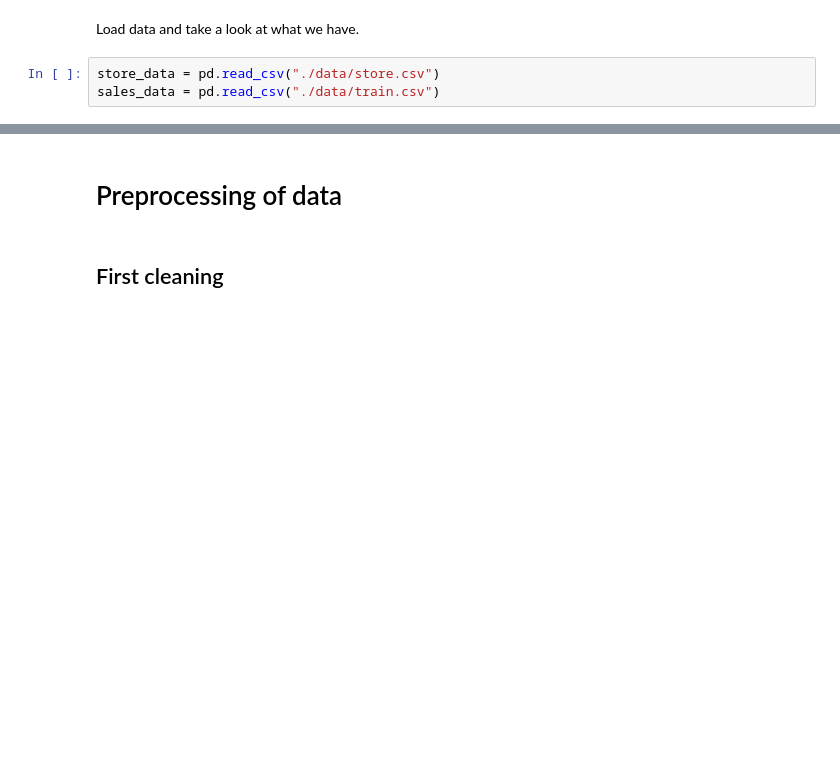
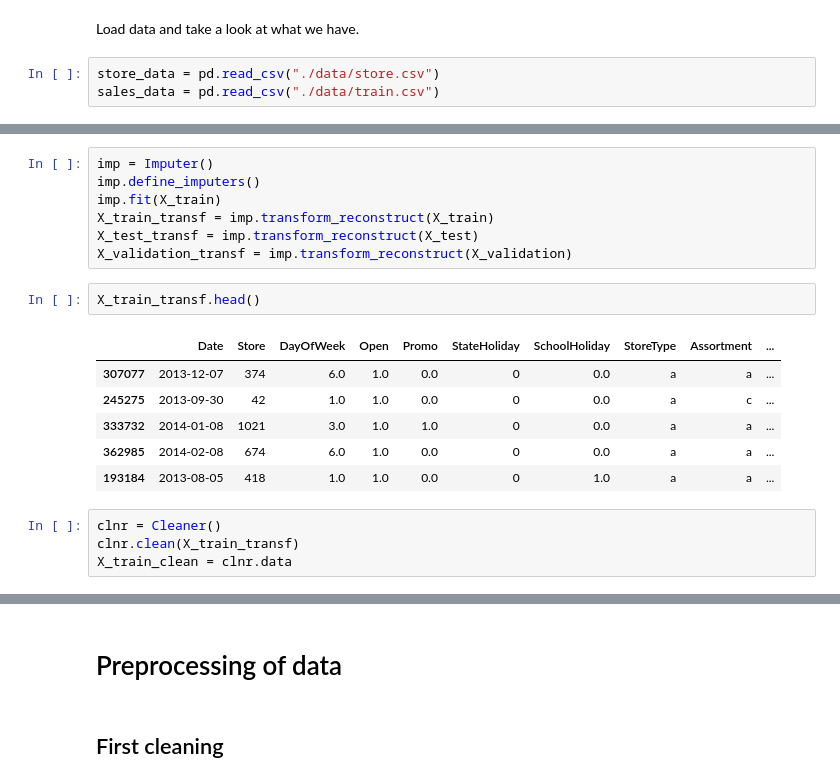
Before and after one commit to cverst/minicomp, a Jupyter notebook: Implementation of pipeline.ipynb, the cells around one changed output, grey strips where cells are left out. Drawn from its saved outputs; the diff is of its cells as text; blank space fills up the shorter version.

```diff
--- a/Implementation of pipeline.ipynb
+++ b/Implementation of pipeline.ipynb
@@ -16,0 +74,20 @@ sales_data = pd.read_csv("./data/train.csv")
+# %%
+imp = Imputer()
+imp.define_imputers()
+imp.fit(X_train)
+X_train_transf = imp.transform_reconstruct(X_train)
+X_test_transf = imp.transform_reconstruct(X_test)
+X_validation_transf = imp.transform_reconstruct(X_validation)
+# %%
+X_train_transf.head()
+# %% [output]
+|  | Date | Store | DayOfWeek | Open | Promo | StateHoliday | SchoolHoliday | StoreType | Assortment | ... |
+| 307077 | 2013-12-07 | 374 | 6.0 | 1.0 | 0.0 | 0 | 0.0 | a | a | ... |
+| 245275 | 2013-09-30 | 42 | 1.0 | 1.0 | 0.0 | 0 | 0.0 | a | c | ... |
+| 333732 | 2014-01-08 | 1021 | 3.0 | 1.0 | 1.0 | 0 | 0.0 | a | a | ... |
+| 362985 | 2014-02-08 | 674 | 6.0 | 1.0 | 0.0 | 0 | 0.0 | a | a | ... |
+| 193184 | 2013-08-05 | 418 | 1.0 | 1.0 | 0.0 | 0 | 1.0 | a | a | ... |
+# %%
+clnr = Cleaner()
+clnr.clean(X_train_transf)
+X_train_clean = clnr.data
```
Also changed, not shown: parts of 9 cells of this notebook, 1 other file.
